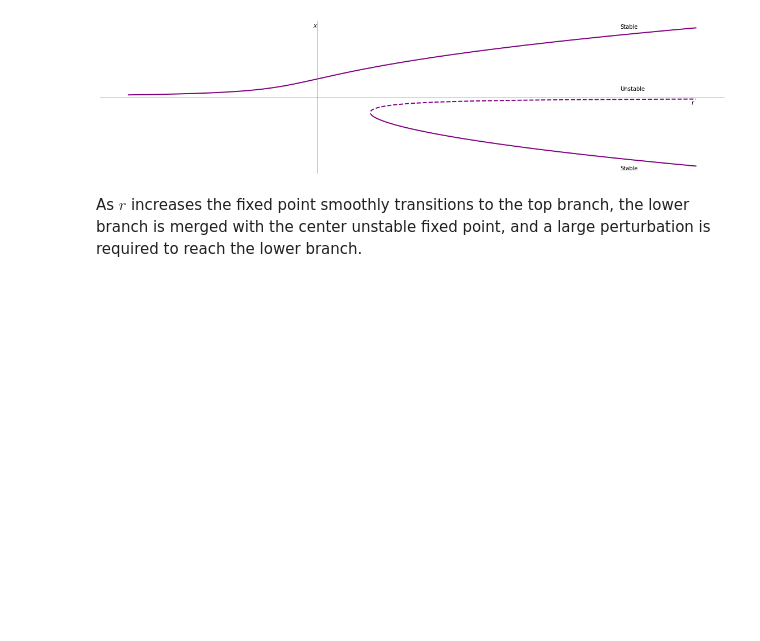
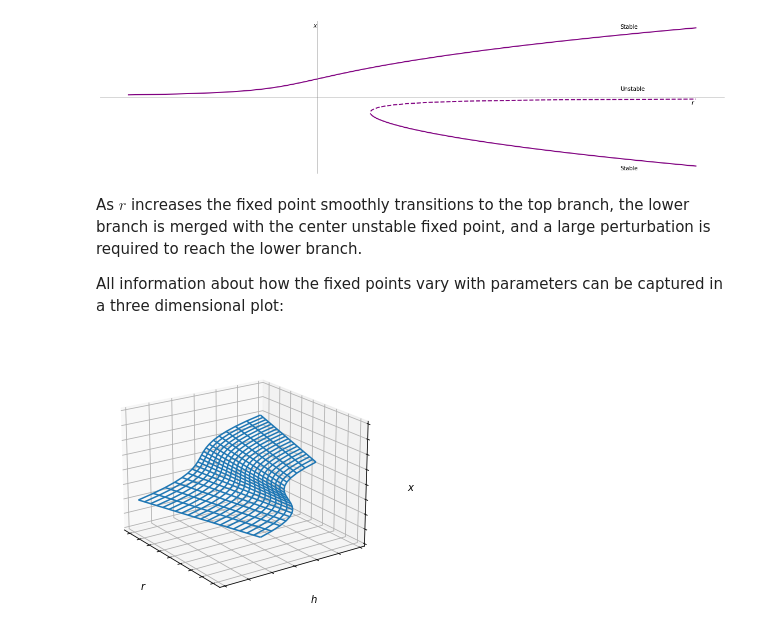
Before and after one commit to NRoboto/book-nonlinear-dynamics-chaos, a Jupyter notebook: 3-bifurcations.ipynb, the cells around one changed output. Cells and saved outputs as stored; diff of their text form; code cells hidden in the pictures; blank space fills up the shorter version.

```diff
--- a/3-bifurcations.ipynb
+++ b/3-bifurcations.ipynb
@@ -516,3 +516,26 @@ saveFig("imperfect_pitchfork_bifurc", 3)
 [figure]
 # %% [markdown]
 As $r$ increases the fixed point smoothly transitions to the top branch, the lower branch is merged with the center unstable fixed point, and a large perturbation is required to reach the lower branch.
+
+All information about how the fixed points vary with parameters can be captured in a three dimensional plot:
+# %%
+ax = plt.subplot(projection="3d")
+
+rs = np.linspace(-10, 10, 20)
+xs = np.linspace(-10, 10, 20)
+rs, xs = np.meshgrid(rs, xs)
+hs = xs ** 3 - rs * xs * 4
+
+surf = ax.plot_wireframe(rs, hs, xs)
+ax.view_init(20, -35)
+ax.set_xlabel("$r$")
+ax.set_ylabel("$h$")
+ax.set_zlabel("$x$")
+ax.set_zlim([-20, 20])
+ax.set_xticklabels([])
+ax.set_yticklabels([])
+ax.set_zticklabels([])
+
+saveFig("imperfect_pitchfork_3d", 3)
+# %% [output]
+[figure, added]
```
